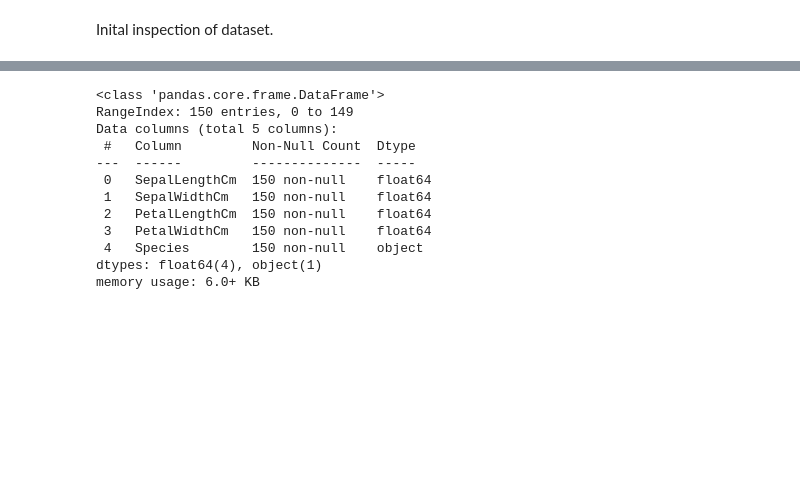
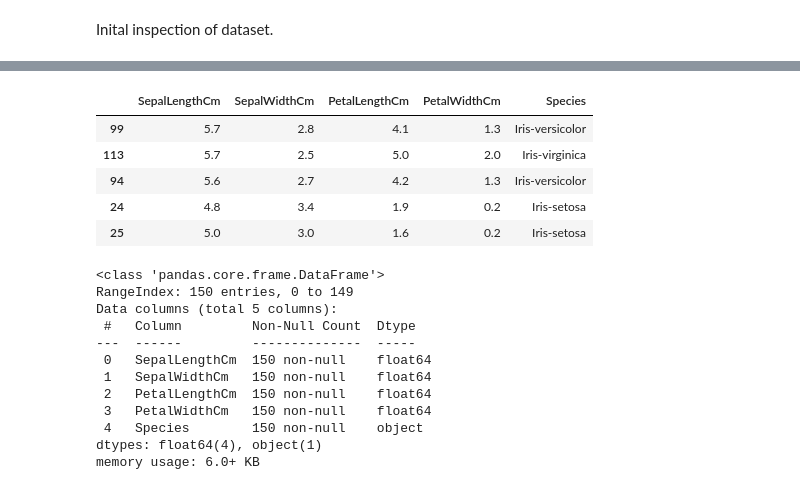
Before and after one commit to briannemcgrath/pands-project, a Jupyter notebook: analysis.ipynb, the cells around one changed output, grey strips where cells are left out. Drawn from its saved outputs; the diff is of its cells as text; code cells hidden in the pictures; blank space fills up the shorter version.

```diff
--- a/analysis.ipynb
+++ b/analysis.ipynb
@@ -65,3 +57,13 @@ df.tail()
+# %%
+#Spot Checking Data
+df.sample(5)
+# %% [output]
+|  | SepalLengthCm | SepalWidthCm | PetalLengthCm | PetalWidthCm | Species |
+| 99 | 5.7 | 2.8 | 4.1 | 1.3 | Iris-versicolor |
+| 113 | 5.7 | 2.5 | 5.0 | 2.0 | Iris-virginica |
+| 94 | 5.6 | 2.7 | 4.2 | 1.3 | Iris-versicolor |
+| 24 | 4.8 | 3.4 | 1.9 | 0.2 | Iris-setosa |
+| 25 | 5.0 | 3.0 | 1.6 | 0.2 | Iris-setosa |
 # %%
 #Showing Dataset Information
 df.info()
```
Also changed, not shown: parts of 4 cells of this notebook.
